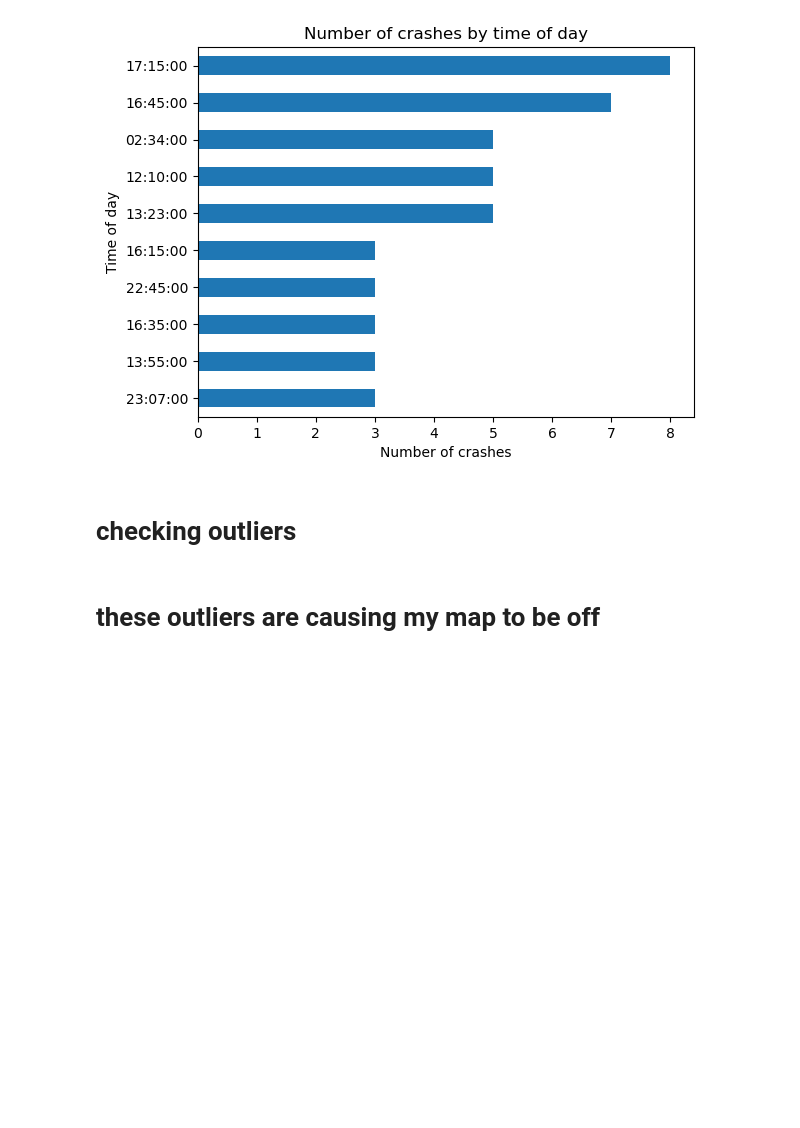
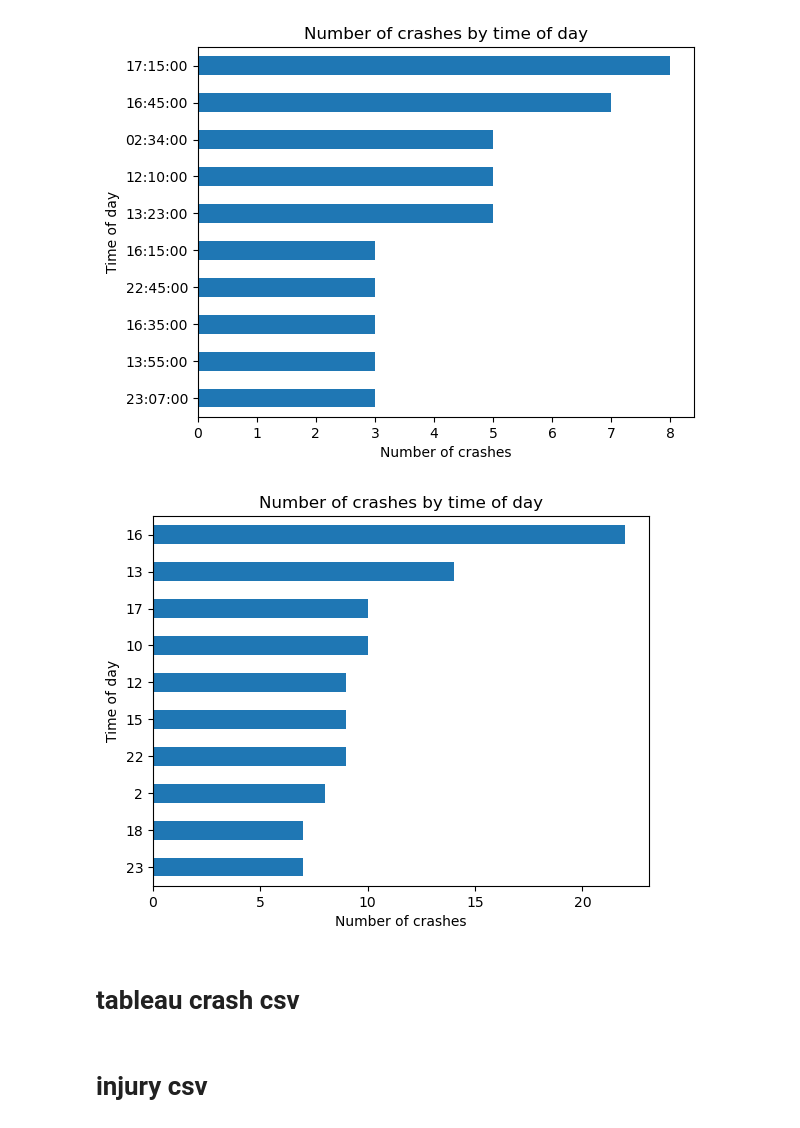
Before and after one commit to brandontnavarrete/reducing-county-collision, a Jupyter notebook: explore.ipynb, the cells around one changed output. Saved outputs shown, nothing was run; the diff lists cells and outputs as text; code cells hidden in the pictures; blank space fills up the shorter version.

```diff
--- a/explore.ipynb
+++ b/explore.ipynb
@@ -179,7 +166,3 @@ plt.ylabel('Time of day')
 plt.show()
 # %% [output]
 [figure]
-# %% [markdown]
-# checking outliers
-# %%
-crash['coordinates'] = list(zip(crash['latitude'], crash['longitude']))
@@ -214,2 +168,0 @@ print("Longitude Outliers Indices:", long_outliers_idx[0])
-# %% [markdown]
-# these outliers are causing my map to be off
@@ -232,0 +169,21 @@ print(outliers_lat)
+# %%
+# Assuming 'crash' is a DataFrame containing the 'Time' column
+time_counts = crash['Hour'].value_counts().head(10)
+
+# Create horizontal bar plot of value counts
+time_counts.plot(kind='barh')
+
+# Invert y-axis to show most common value on top
+plt.gca().invert_yaxis()
+
+# Set plot title and axis labels
+plt.title('Number of crashes by time of day')
+plt.xlabel('Number of crashes')
+plt.ylabel('Time of day')
+
+# Display the plot
+plt.show()
+# %% [output]
+[figure, added]
+# %% [markdown]
+# tableau crash csv
@@ -232,0 +192,2 @@ print(outliers_lat)
+# %% [markdown]
+# injury csv
```
Also changed, not shown: parts of 32 cells of this notebook, 1 other file.
